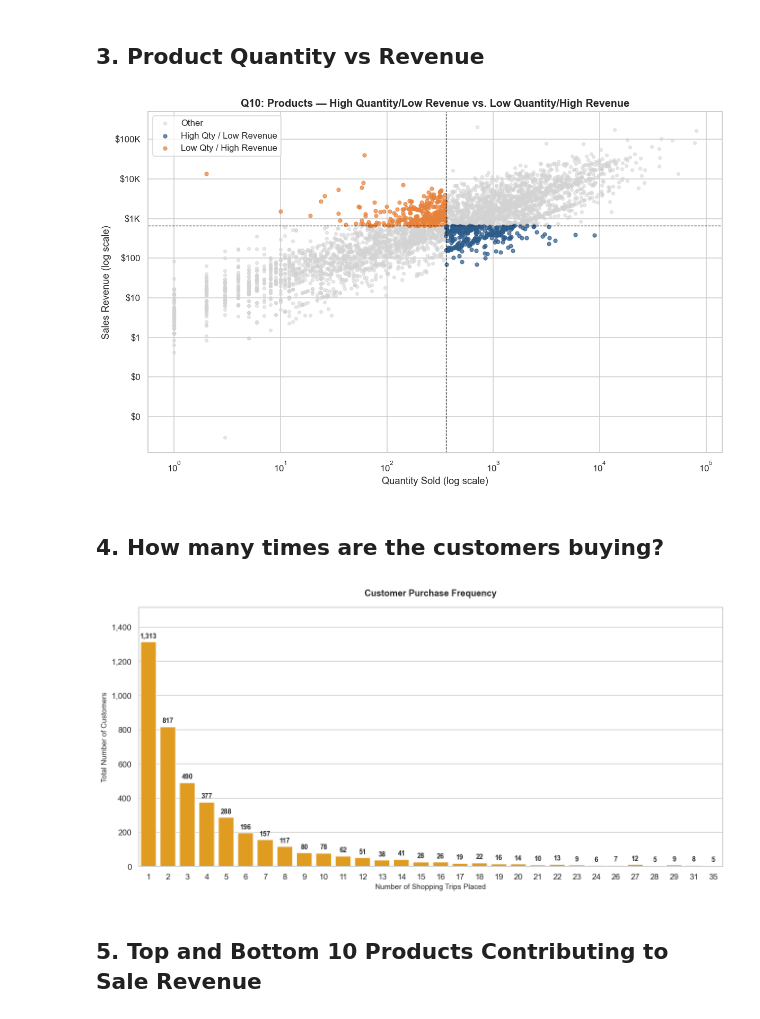
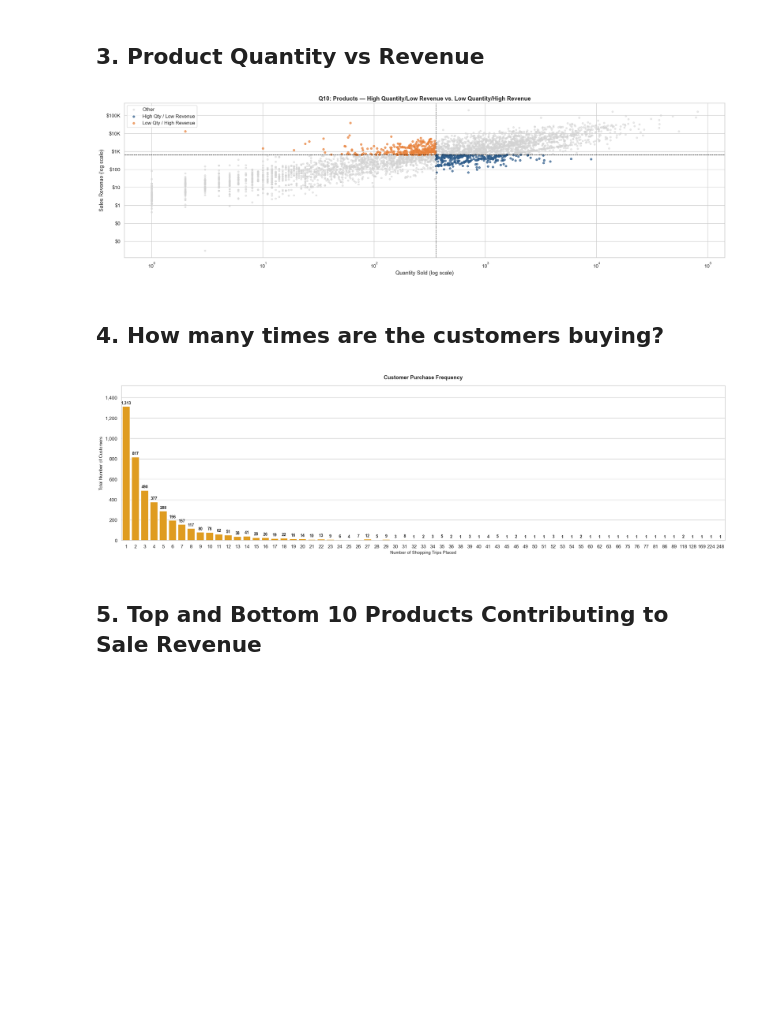
Before and after one commit to Lyvinthai/Retail_Sales_Data_Analytics, a Jupyter notebook: noteboook/eda.ipynb, the cells around one changed output. Cells and saved outputs as stored; diff of their text form; code cells hidden in the pictures; blank space fills up the shorter version.

```diff
--- a/noteboook/eda.ipynb
+++ b/noteboook/eda.ipynb
@@ -230,46 +230,46 @@ prod_stats = prod_stats[(prod_stats["quantity"] > 0) & (prod_stats["sales_revenu
 qty_median = prod_stats["quantity"].median()
 rev_median = prod_stats["sales_revenue"].median()
 
 def quadrant(row):
     if row["quantity"] >= qty_median and row["sales_revenue"] < rev_median:
         return "High Qty / Low Revenue"
     if row["quantity"] < qty_median and row["sales_revenue"] >= rev_median:
         return "Low Qty / High Revenue"
     return "Other"
 
 prod_stats["quadrant"] = prod_stats.apply(quadrant, axis=1)
 highlight = prod_stats[prod_stats["quadrant"] != "Other"]
 other = prod_stats[prod_stats["quadrant"] == "Other"]
 
-fig, ax = plt.subplots(figsize=(11, 7))
+fig, ax = plt.subplots(figsize=(20, 6))
 ax.scatter(other["quantity"], other["sales_revenue"], color="lightgrey", alpha=0.5, s=15, label="Other")
 for seg, color in [("High Qty / Low Revenue", ACCENT), ("Low Qty / High Revenue", ACCENT2)]:
     sub = highlight[highlight["quadrant"] == seg]
     ax.scatter(sub["quantity"], sub["sales_revenue"], color=color, alpha=0.7, s=20, label=seg)
 
 ax.set_xscale("log"); ax.set_yscale("log")
 ax.axvline(qty_median, color="black", linestyle="--", linewidth=0.8)
 ax.axhline(rev_median, color="black", linestyle="--", linewidth=0.8)
 ax.set_xlabel("Quantity Sold (log scale)")
 ax.set_ylabel("Sales Revenue (log scale)")
 ax.yaxis.set_major_formatter(ticker.FuncFormatter(money))
 ax.set_title("Q10: Products — High Quantity/Low Revenue vs. Low Quantity/High Revenue")
 ax.legend()
 fig.tight_layout()
 plt.show()
 # %% [output]
-[figure, old version]
+[figure, new version]
 # %% [markdown]
 ## 4. How many times are the customers buying?
 # %%
 cus_orders = df.groupby('customer_id')['invoice_no'].nunique().reset_index()
 cus_orders.columns = ['customer_id', 'number_of_trips']
 
-order_dist = cus_orders['number_of_trips'].value_counts().head(30).reset_index()
+order_dist = cus_orders['number_of_trips'].value_counts().head(100).reset_index()
 order_dist.columns = ['number_of_trips', 'customer_count']
 order_dist = order_dist.sort_values(by='number_of_trips')
 
-plt.figure(figsize=(12, 6))
+plt.figure(figsize=(20, 6))
 
 # plot
 sns.barplot(
@@ -305,7 +305,7 @@ current_ax.set_ylim(top=current_ax.get_ylim()[1] * 1.1)
 plt.tight_layout()
 plt.show()
 # %% [output]
-[figure, old version]
+[figure, new version]
 # %% [markdown]
 ## 5. Top and Bottom 10 Products Contributing to Sale Revenue
 # %%
```
Also changed, not shown: parts of 1 cell of this notebook.
